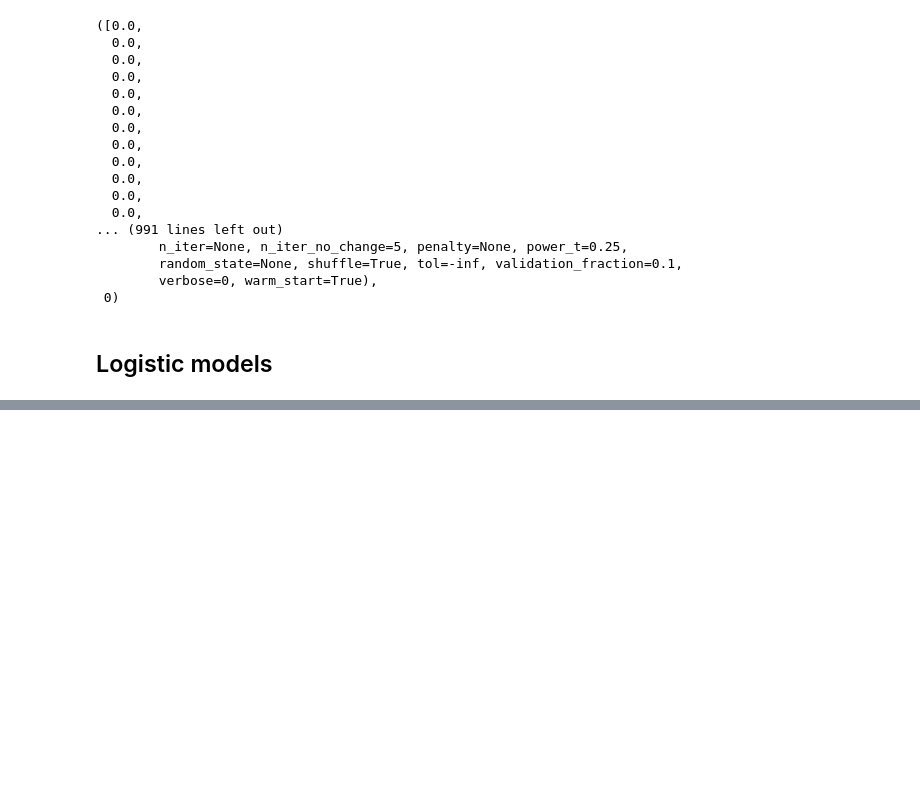
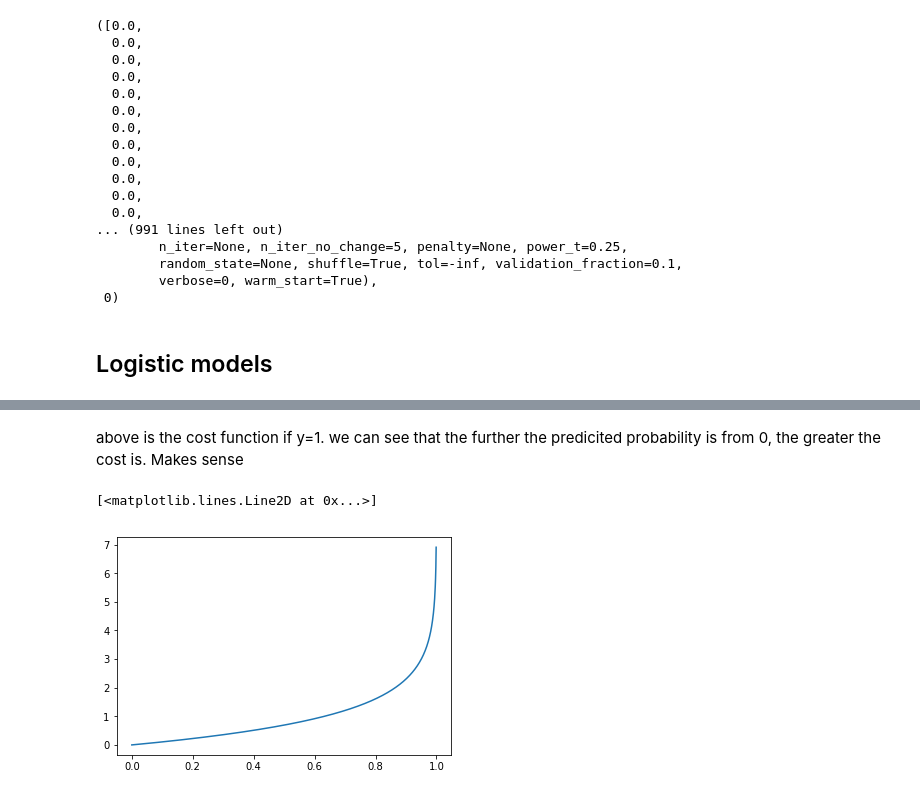
Before and after one commit to edd-r/handson-notes, a Jupyter notebook: notebooks/Training models - worked examples.ipynb, the cells around one changed output, grey strips where cells are left out. Saved outputs shown, nothing was run; the diff lists cells and outputs as text; code cells hidden in the pictures; blank space fills up the shorter version.

```diff
--- a/notebooks/Training models - worked examples.ipynb
+++ b/notebooks/Training models - worked examples.ipynb
@@ -699,0 +733,7 @@ stopping(sgd_mdl,
+# %% [markdown]
+above is the cost function if y=1. we can see that the further the predicited probability is from 0, the greater the cost is. Makes sense
+# %%
+plt.plot(p_hat,-np.log(1-p_hat))
+# %% [output]
+[<matplotlib.lines.Line2D at 0x...>]
+[figure, added]
```
Also changed, not shown: parts of 27 cells of this notebook.
